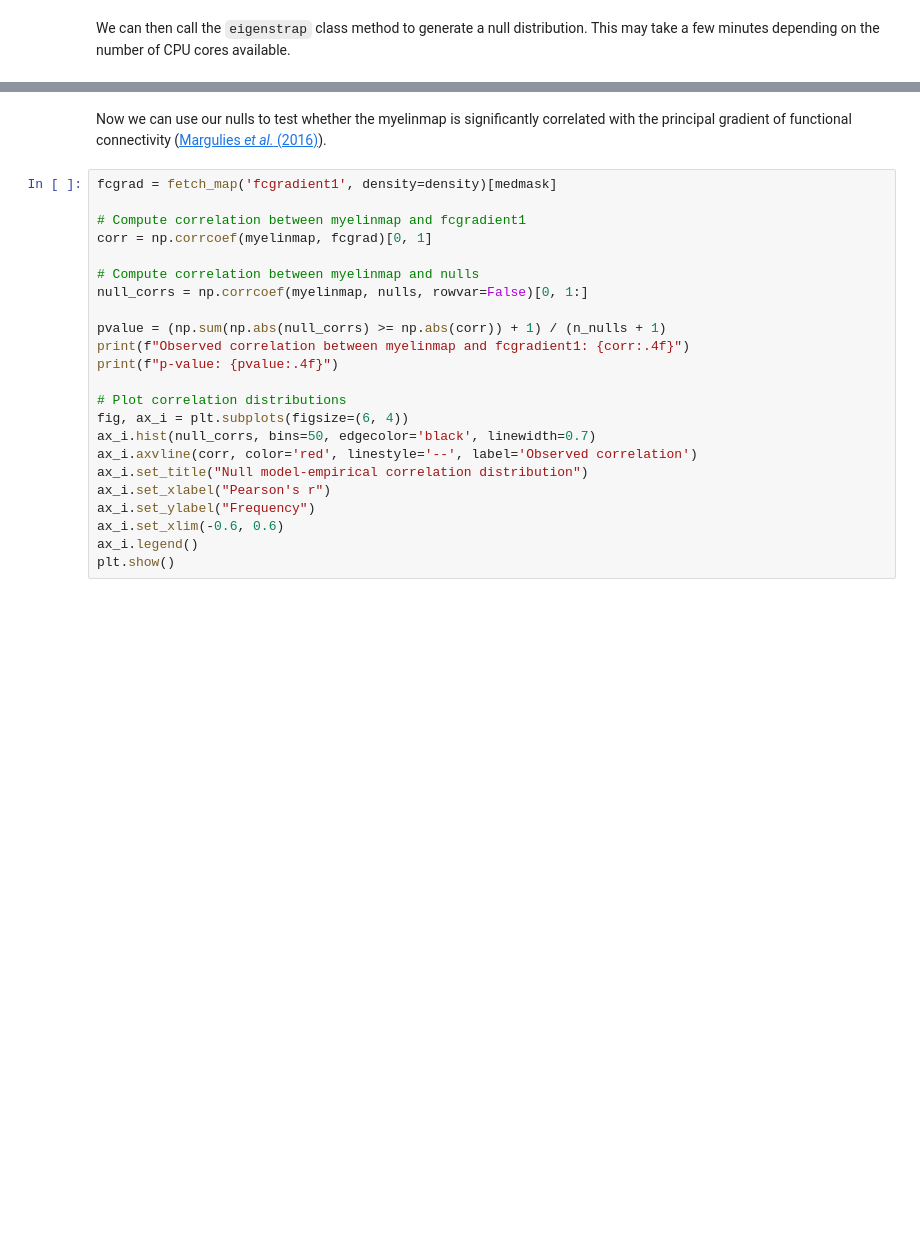
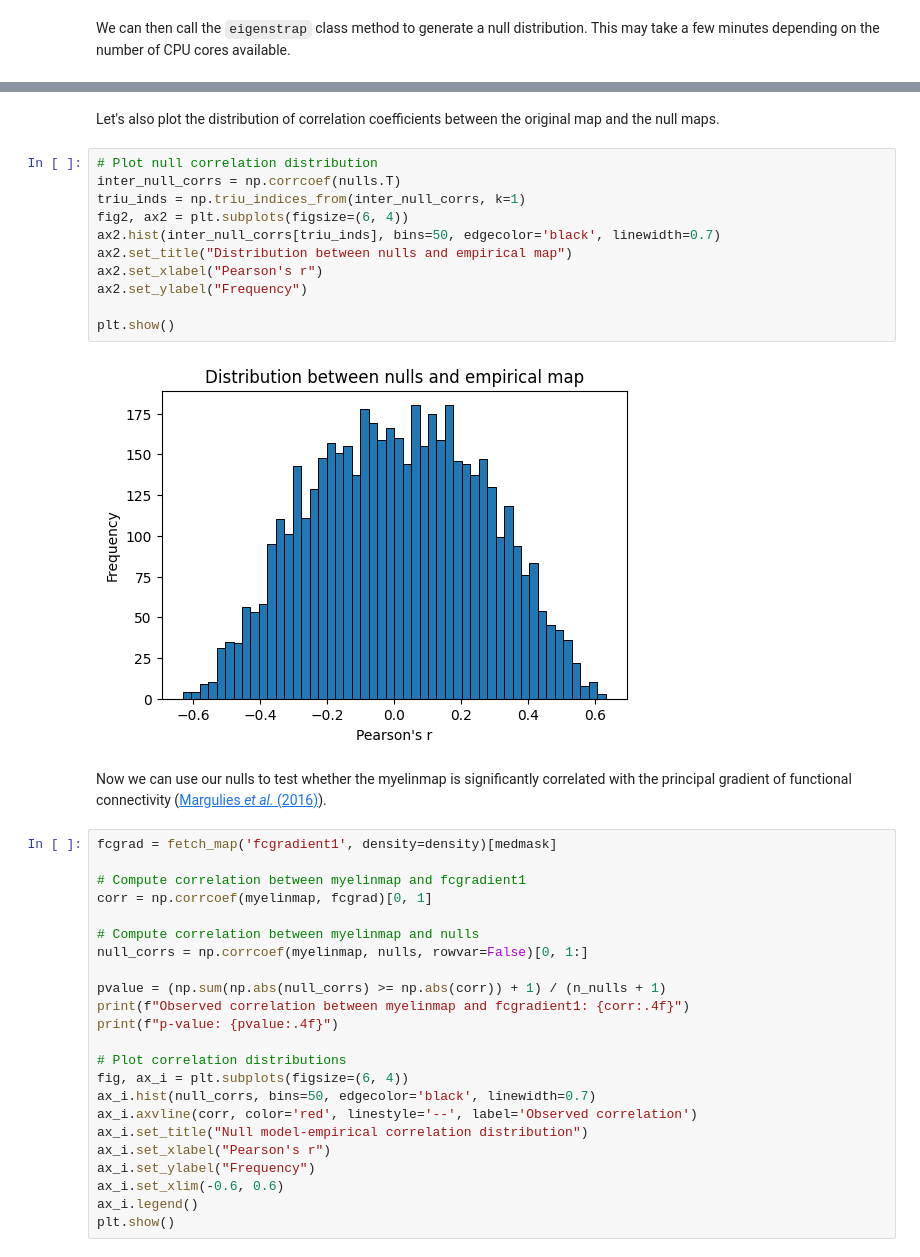
Before and after one commit to VictorBarnes/neuromodes, a Jupyter notebook: docs/tutorials/eigenstrapping.ipynb, the cells around one changed output, grey strips where cells are left out. Saved outputs shown, nothing was run; the diff lists cells and outputs as text; blank space fills up the shorter version.

```diff
--- a/docs/tutorials/eigenstrapping.ipynb
+++ b/docs/tutorials/eigenstrapping.ipynb
@@ -88,3 +99,18 @@ plt.show()
+# %% [markdown]
+Let's also plot the distribution of correlation coefficients between the original map and the null maps.
+# %%
+# Plot null correlation distribution
+inter_null_corrs = np.corrcoef(nulls.T)
+triu_inds = np.triu_indices_from(inter_null_corrs, k=1)
+fig2, ax2 = plt.subplots(figsize=(6, 4))
+ax2.hist(inter_null_corrs[triu_inds], bins=50, edgecolor='black', linewidth=0.7)
+ax2.set_title("Distribution between nulls and empirical map")
+ax2.set_xlabel("Pearson's r")
+ax2.set_ylabel("Frequency")
+
+plt.show()
+# %% [output]
+[figure, added]
 # %% [markdown]
 Now we can use our nulls to test whether the myelinmap is significantly correlated with the principal gradient of functional connectivity ([Margulies *et al.* (2016)](https://doi.org/10.1073/pnas.1608282113)).
 # %%
```
Also changed, not shown: parts of 7 cells of this notebook.
